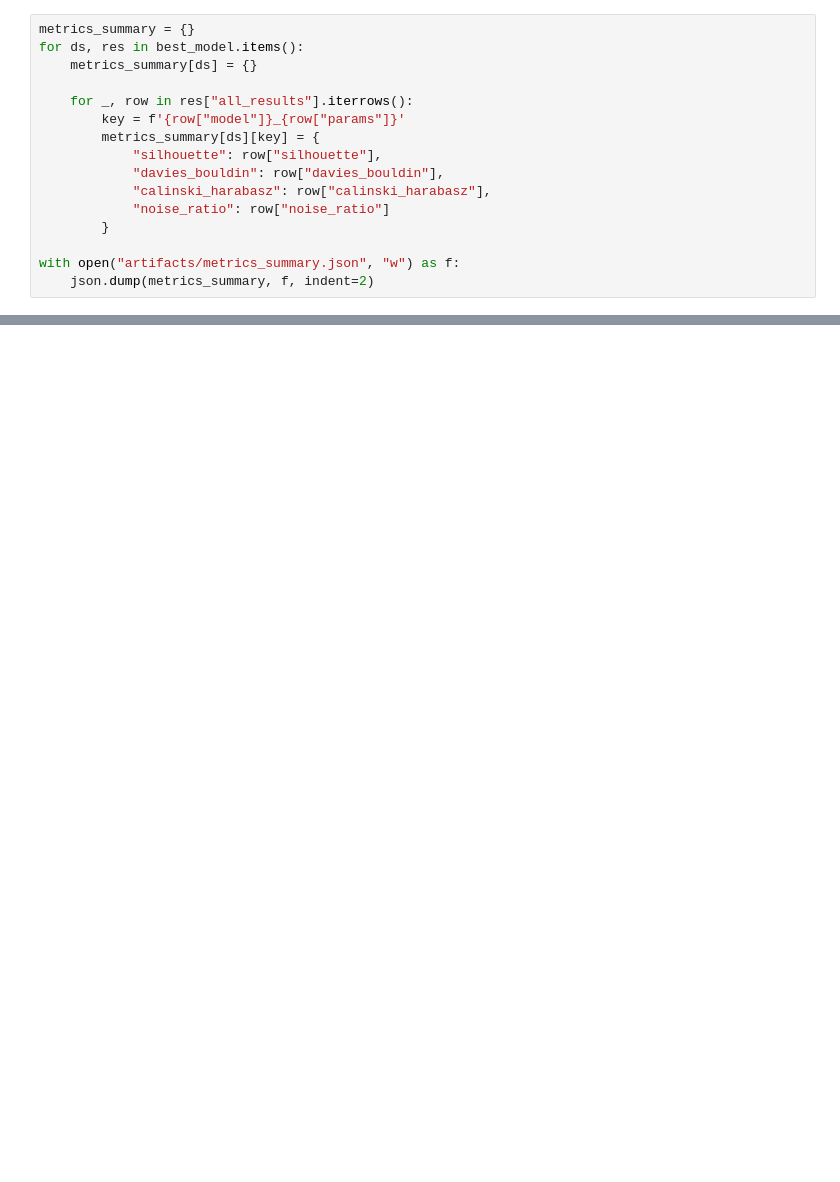
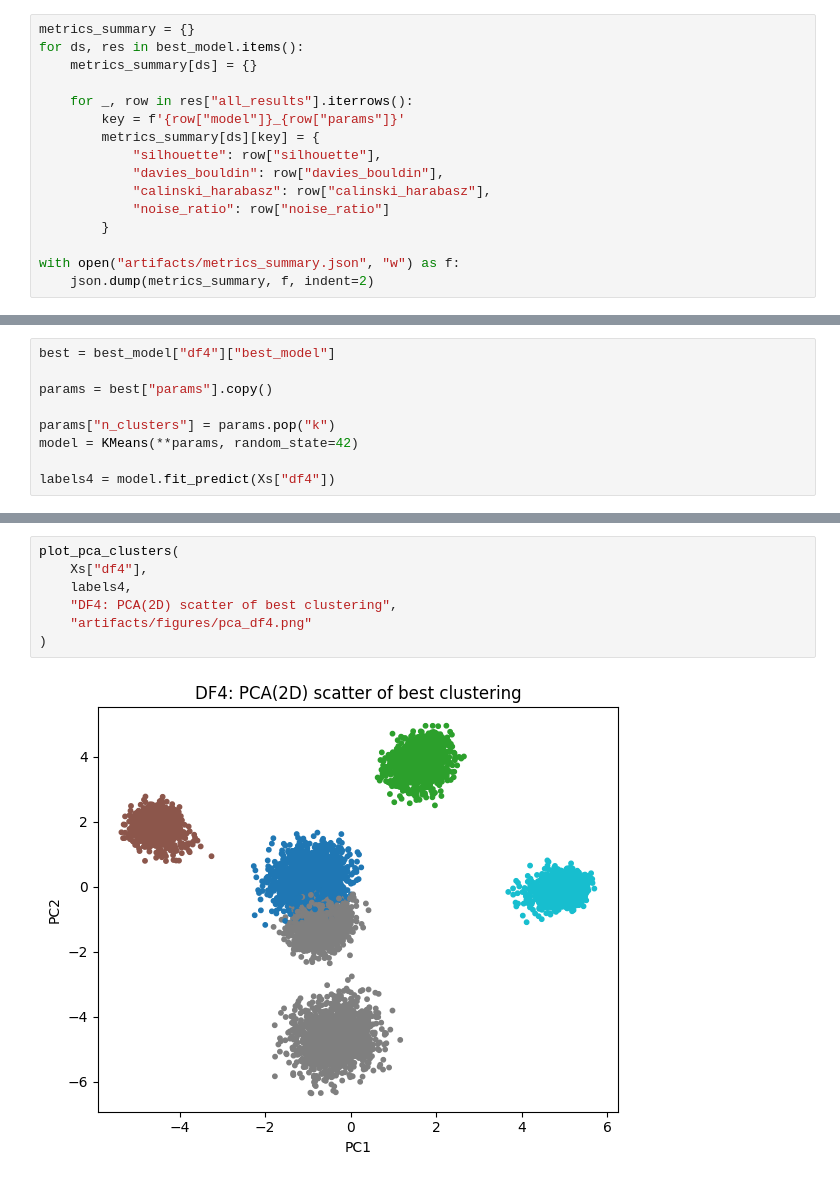
Before and after one commit to vywper/kudryashov-aie-group, a Jupyter notebook: homeworks/HW07/HW07.ipynb, the cells around one changed output, grey strips where cells are left out. Saved outputs shown, nothing was run; the diff lists cells and outputs as text; blank space fills up the shorter version.

```diff
--- a/homeworks/HW07/HW07.ipynb
+++ b/homeworks/HW07/HW07.ipynb
@@ -707,0 +758,9 @@ array([0, 1, 1, ..., 1, 0, 0], shape=(8000,), dtype=int32)
+# %%
+best = best_model["df4"]["best_model"]
+
+params = best["params"].copy()
+
+params["n_clusters"] = params.pop("k")
+model = KMeans(**params, random_state=42)
+
+labels4 = model.fit_predict(Xs["df4"])
@@ -707,0 +824,9 @@ array([0, 1, 1, ..., 1, 0, 0], shape=(8000,), dtype=int32)
+# %%
+plot_pca_clusters(
+    Xs["df4"],
+    labels4,
+    "DF4: PCA(2D) scatter of best clustering",
+    "artifacts/figures/pca_df4.png"
+)
+# %% [output]
+[figure, added]
```
Also changed, not shown: parts of 16 cells of this notebook, 7 other files.
